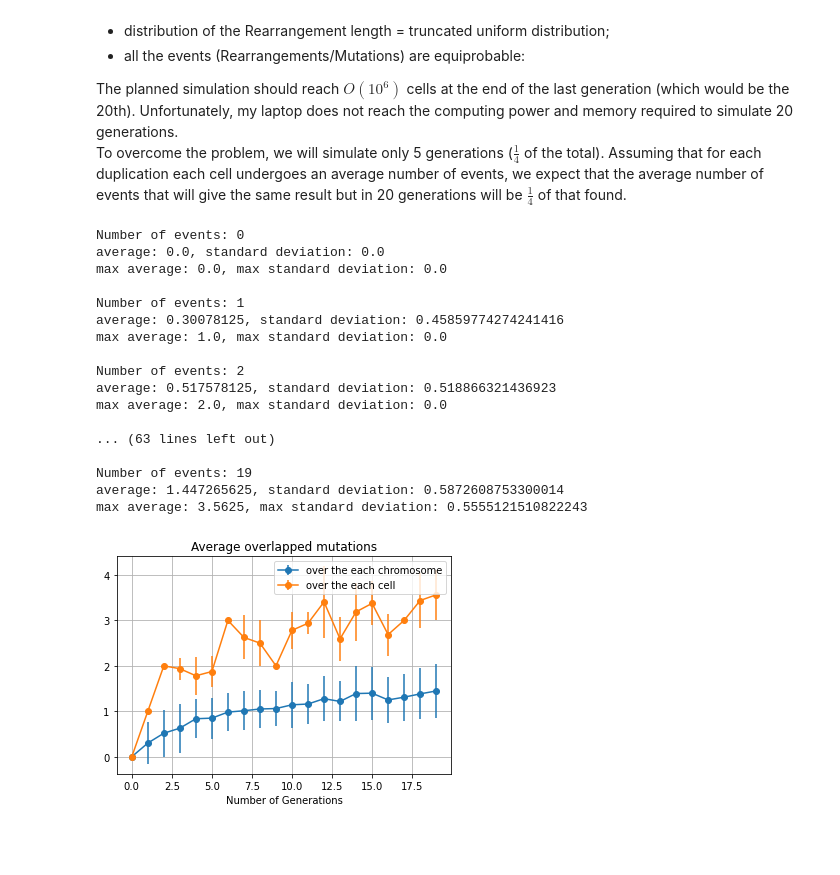
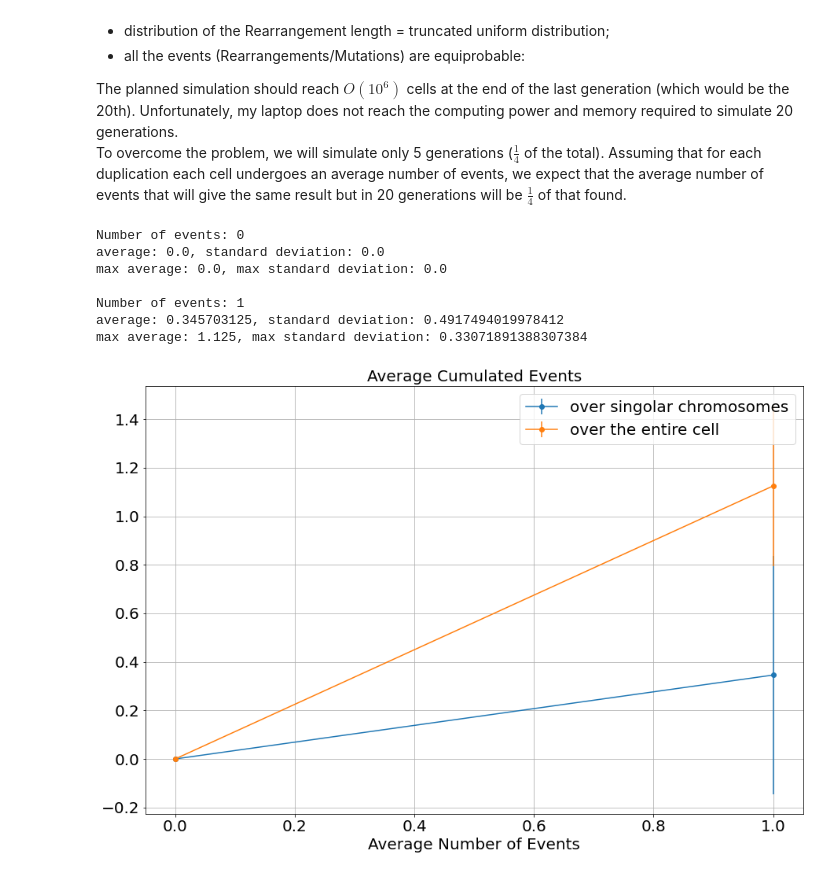
Before and after one commit to robertonetti/yeast-cascade-mutation-simulator, a Jupyter notebook: notebooks/Parameters Test.ipynb, the cells around one changed output. Cells and saved outputs as stored; diff of their text form; code cells hidden in the pictures; blank space fills up the shorter version.

```diff
--- a/notebooks/Parameters Test.ipynb
+++ b/notebooks/Parameters Test.ipynb
@@ -22,7 +22,7 @@ To overcome the problem, we will simulate only 5 generations ($\frac{1}{4}$ of t
 # %%
 number_of_generations = 5
 # %%
-n_tot = 20
+n_tot = 2
 plots = []
 stat = np.zeros((n_tot, 2))
 max_stat = np.zeros((n_tot, 2))
@@ -43,25 +43,17 @@ average: 0.0, standard deviation: 0.0
 max average: 0.0, max standard deviation: 0.0
 
 Number of events: 1
-average: 0.30078125, standard deviation: 0.45859774274241416
-max average: 1.0, max standard deviation: 0.0
-
-Number of events: 2
-average: 0.517578125, standard deviation: 0.518866321436923
-max average: 2.0, max standard deviation: 0.0
-
-... (63 lines left out)
-
-Number of events: 19
-average: 1.447265625, standard deviation: 0.5872608753300014
-max average: 3.5625, max standard deviation: 0.5555121510822243
+average: 0.345703125, standard deviation: 0.4917494019978412
+max average: 1.125, max standard deviation: 0.33071891388307384
 # %%
-fig, ax = plt.subplots()
-ax.set_title("Average overlapped mutations")
-ax.set_xlabel("Number of Generations")
-ax.errorbar(range(n_tot), stat[:, 0], yerr=stat[:, 1], marker='o', label='over the each chromosome')
-ax.errorbar(range(n_tot), max_stat[:, 0], yerr=max_stat[:, 1], marker='o', label='over the each cell')
-ax.legend()
+fig, ax = plt.subplots(figsize = (15,10))
+ax.set_title("Average Cumulated Events", fontsize = 20)
+ax.set_xlabel("Average Number of Events", fontsize = 20)
+ax.errorbar(range(n_tot), stat[:, 0], yerr=stat[:, 1], marker='o', label='over singolar chromosomes')
+ax.errorbar(range(n_tot), max_stat[:, 0], yerr=max_stat[:, 1], marker='o', label='over the entire cell')
+ax.legend(fontsize = 20)
+plt.xticks(fontsize = 20)
+plt.yticks(fontsize = 20)
 ax.grid(True)
 # %% [output]
-[figure, old version]
+[figure, new version]
```
Also changed, not shown: 8 other files.
